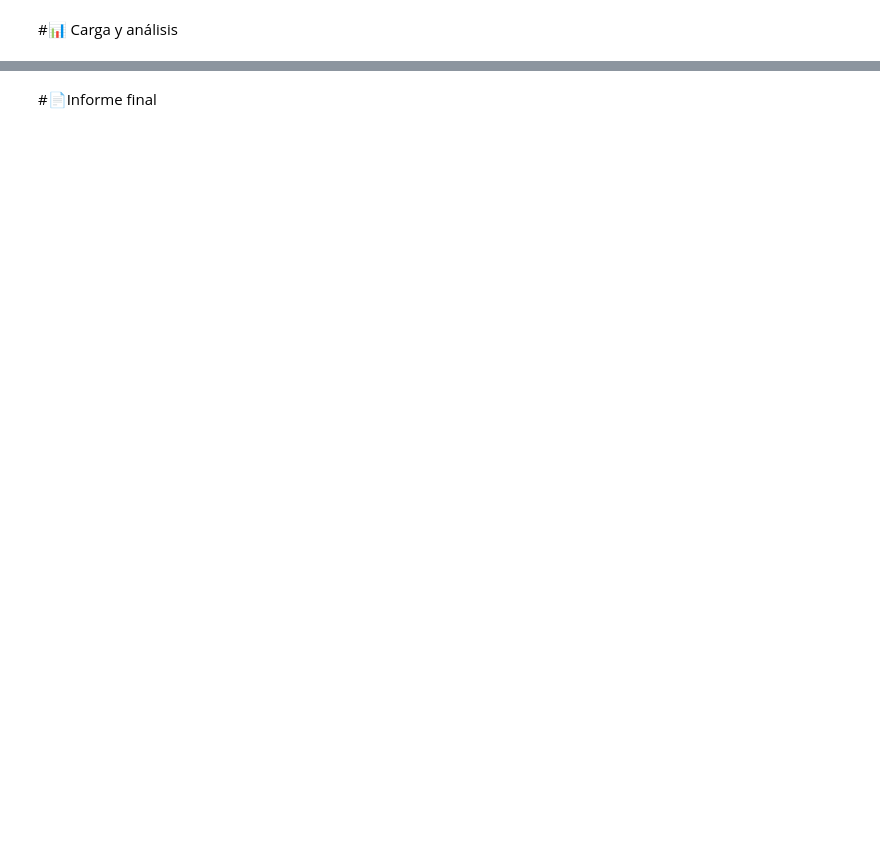
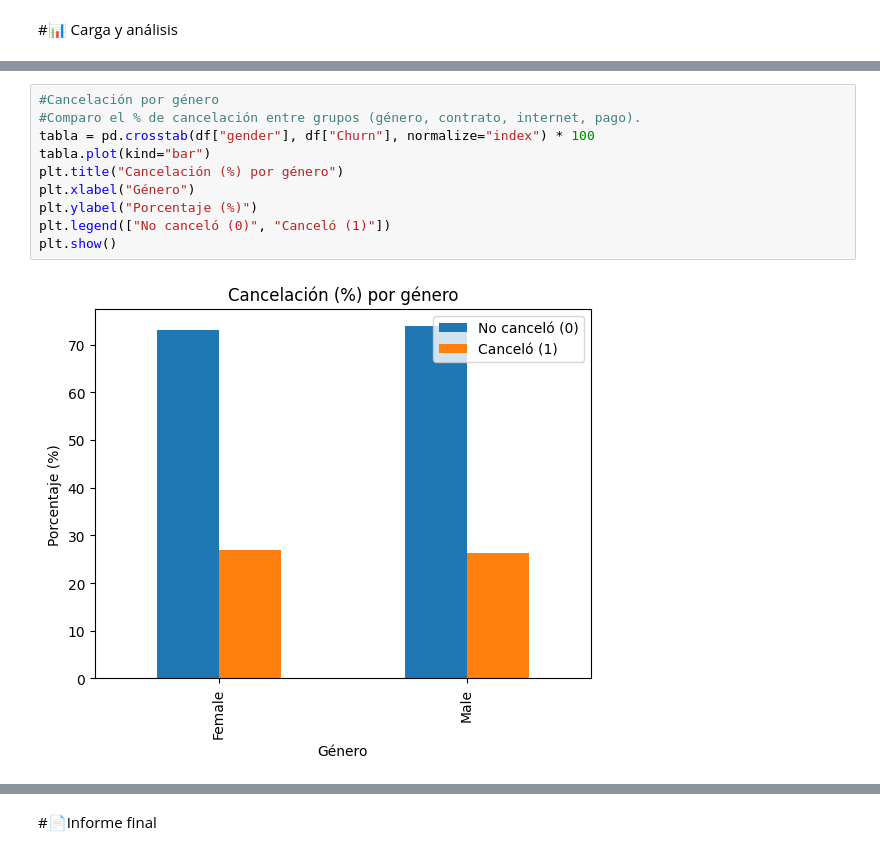
Before and after one commit to sergiotadeocmontoya-alt/Challenge_TelecomX_Sergio, a Jupyter notebook: TelecomX_LATAM.ipynb, the cells around one changed output, grey strips where cells are left out. Cells and saved outputs as stored; diff of their text form; blank space fills up the shorter version.

```diff
--- a/TelecomX_LATAM.ipynb
+++ b/TelecomX_LATAM.ipynb
@@ -476,0 +591,12 @@ float64
+# %%
+#Cancelación por género
+#Comparo el % de cancelación entre grupos (género, contrato, internet, pago).
+tabla = pd.crosstab(df["gender"], df["Churn"], normalize="index") * 100
+tabla.plot(kind="bar")
+plt.title("Cancelación (%) por género")
+plt.xlabel("Género")
+plt.ylabel("Porcentaje (%)")
+plt.legend(["No canceló (0)", "Canceló (1)"])
+plt.show()
+# %% [output]
+[figure, added]
```
Also changed, not shown: parts of 12 cells of this notebook.
